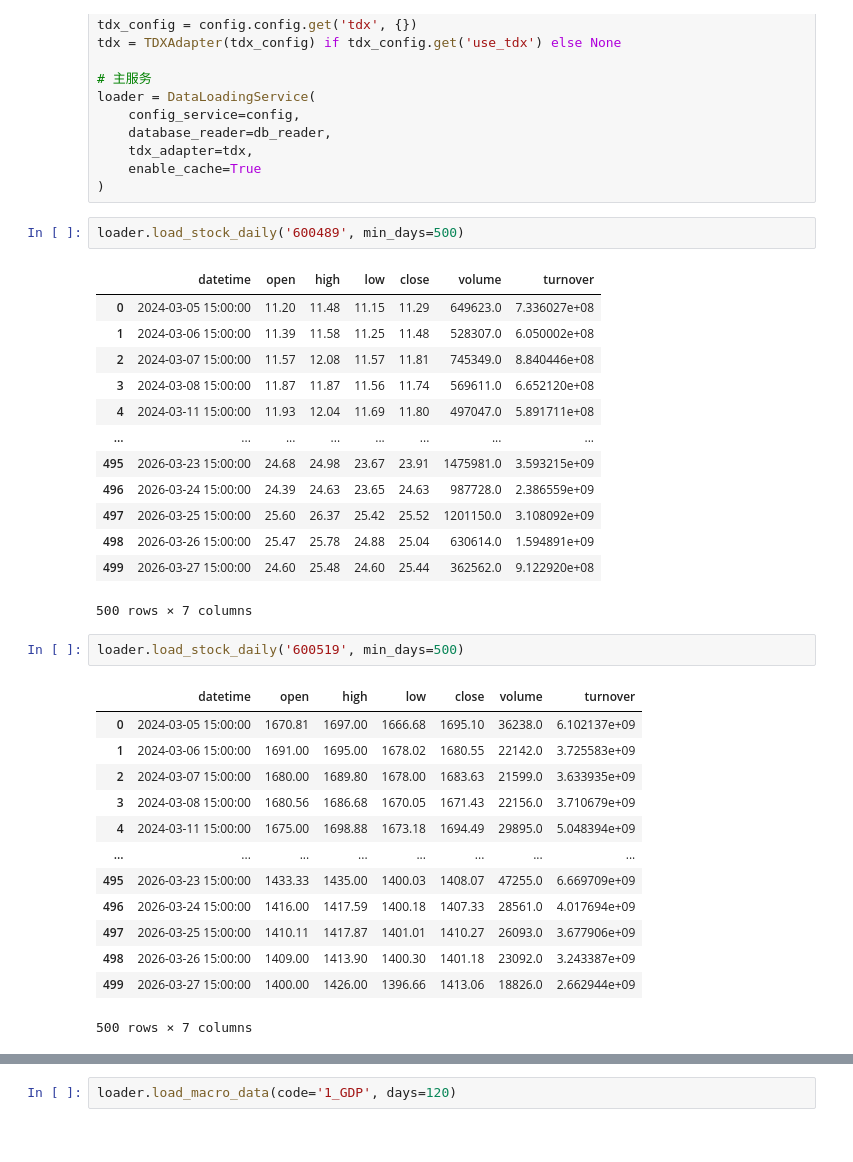
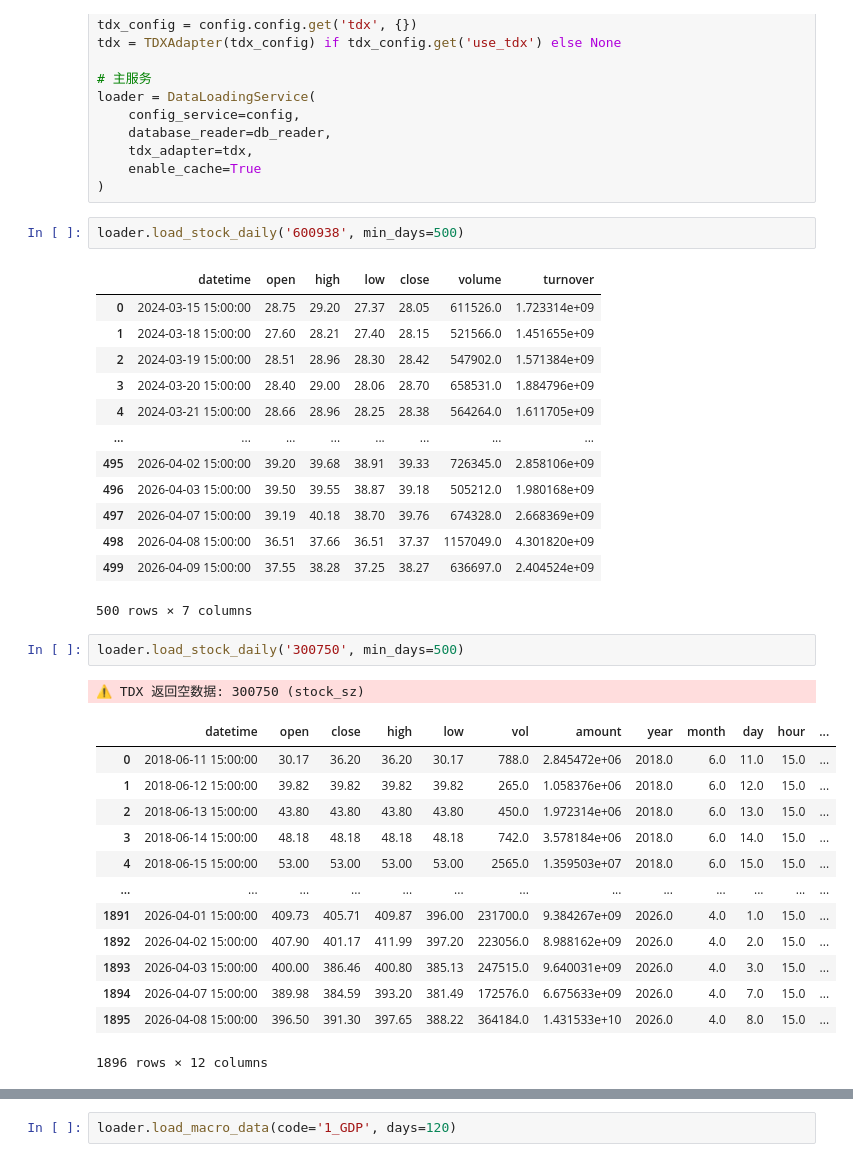
Before and after one commit to u588/app, a Jupyter notebook: AiStock/notebooks/02_数据加载测试.ipynb, the cells around one changed output, grey strips where cells are left out. Cells and saved outputs as stored; diff of their text form.

```diff
--- a/AiStock/notebooks/02_数据加载测试.ipynb
+++ b/AiStock/notebooks/02_数据加载测试.ipynb
@@ -77,37 +77,38 @@ loader = DataLoadingService(
     enable_cache=True
 )
 # %%
-loader.load_stock_daily('600489', min_days=500)
+loader.load_stock_daily('600938', min_days=500)
 # %% [output]
 |  | datetime | open | high | low | close | volume | turnover |
-| 0 | 2024-03-05 15:00:00 | 11.20 | 11.48 | 11.15 | 11.29 | 649623.0 | 7.336027e+08 |
-| 1 | 2024-03-06 15:00:00 | 11.39 | 11.58 | 11.25 | 11.48 | 528307.0 | 6.050002e+08 |
-| 2 | 2024-03-07 15:00:00 | 11.57 | 12.08 | 11.57 | 11.81 | 745349.0 | 8.840446e+08 |
-| 3 | 2024-03-08 15:00:00 | 11.87 | 11.87 | 11.56 | 11.74 | 569611.0 | 6.652120e+08 |
-| 4 | 2024-03-11 15:00:00 | 11.93 | 12.04 | 11.69 | 11.80 | 497047.0 | 5.891711e+08 |
+| 0 | 2024-03-15 15:00:00 | 28.75 | 29.20 | 27.37 | 28.05 | 611526.0 | 1.723314e+09 |
+| 1 | 2024-03-18 15:00:00 | 27.60 | 28.21 | 27.40 | 28.15 | 521566.0 | 1.451655e+09 |
+| 2 | 2024-03-19 15:00:00 | 28.51 | 28.96 | 28.30 | 28.42 | 547902.0 | 1.571384e+09 |
+| 3 | 2024-03-20 15:00:00 | 28.40 | 29.00 | 28.06 | 28.70 | 658531.0 | 1.884796e+09 |
+| 4 | 2024-03-21 15:00:00 | 28.66 | 28.96 | 28.25 | 28.38 | 564264.0 | 1.611705e+09 |
 | ... | ... | ... | ... | ... | ... | ... | ... |
-| 495 | 2026-03-23 15:00:00 | 24.68 | 24.98 | 23.67 | 23.91 | 1475981.0 | 3.593215e+09 |
-| 496 | 2026-03-24 15:00:00 | 24.39 | 24.63 | 23.65 | 24.63 | 987728.0 | 2.386559e+09 |
-| 497 | 2026-03-25 15:00:00 | 25.60 | 26.37 | 25.42 | 25.52 | 1201150.0 | 3.108092e+09 |
-| 498 | 2026-03-26 15:00:00 | 25.47 | 25.78 | 24.88 | 25.04 | 630614.0 | 1.594891e+09 |
-| 499 | 2026-03-27 15:00:00 | 24.60 | 25.48 | 24.60 | 25.44 | 362562.0 | 9.122920e+08 |
+| 495 | 2026-04-02 15:00:00 | 39.20 | 39.68 | 38.91 | 39.33 | 726345.0 | 2.858106e+09 |
+| 496 | 2026-04-03 15:00:00 | 39.50 | 39.55 | 38.87 | 39.18 | 505212.0 | 1.980168e+09 |
+| 497 | 2026-04-07 15:00:00 | 39.19 | 40.18 | 38.70 | 39.76 | 674328.0 | 2.668369e+09 |
+| 498 | 2026-04-08 15:00:00 | 36.51 | 37.66 | 36.51 | 37.37 | 1157049.0 | 4.301820e+09 |
+| 499 | 2026-04-09 15:00:00 | 37.55 | 38.28 | 37.25 | 38.27 | 636697.0 | 2.404524e+09 |
 500 rows × 7 columns
 # %%
-loader.load_stock_daily('600519', min_days=500)
+loader.load_stock_daily('300750', min_days=500)
 # %% [output]
+⚠️ TDX 返回空数据: 300750 (stock_sz)
-|  | datetime | open | high | low | close | volume | turnover |
-| 0 | 2024-03-05 15:00:00 | 1670.81 | 1697.00 | 1666.68 | 1695.10 | 36238.0 | 6.102137e+09 |
-| 1 | 2024-03-06 15:00:00 | 1691.00 | 1695.00 | 1678.02 | 1680.55 | 22142.0 | 3.725583e+09 |
-| 2 | 2024-03-07 15:00:00 | 1680.00 | 1689.80 | 1678.00 | 1683.63 | 21599.0 | 3.633935e+09 |
-| 3 | 2024-03-08 15:00:00 | 1680.56 | 1686.68 | 1670.05 | 1671.43 | 22156.0 | 3.710679e+09 |
-| 4 | 2024-03-11 15:00:00 | 1675.00 | 1698.88 | 1673.18 | 1694.49 | 29895.0 | 5.048394e+09 |
-| ... | ... | ... | ... | ... | ... | ... | ... |
-| 495 | 2026-03-23 15:00:00 | 1433.33 | 1435.00 | 1400.03 | 1408.07 | 47255.0 | 6.669709e+09 |
-| 496 | 2026-03-24 15:00:00 | 1416.00 | 1417.59 | 1400.18 | 1407.33 | 28561.0 | 4.017694e+09 |
-| 497 | 2026-03-25 15:00:00 | 1410.11 | 1417.87 | 1401.01 | 1410.27 | 26093.0 | 3.677906e+09 |
-| 498 | 2026-03-26 15:00:00 | 1409.00 | 1413.90 | 1400.30 | 1401.18 | 23092.0 | 3.243387e+09 |
-| 499 | 2026-03-27 15:00:00 | 1400.00 | 1426.00 | 1396.66 | 1413.06 | 18826.0 | 2.662944e+09 |
+|  | datetime | open | close | high | low | vol | amount | year | month | day | hour | ... |
+| 0 | 2018-06-11 15:00:00 | 30.17 | 36.20 | 36.20 | 30.17 | 788.0 | 2.845472e+06 | 2018.0 | 6.0 | 11.0 | 15.0 | ... |
+| 1 | 2018-06-12 15:00:00 | 39.82 | 39.82 | 39.82 | 39.82 | 265.0 | 1.058376e+06 | 2018.0 | 6.0 | 12.0 | 15.0 | ... |
+| 2 | 2018-06-13 15:00:00 | 43.80 | 43.80 | 43.80 | 43.80 | 450.0 | 1.972314e+06 | 2018.0 | 6.0 | 13.0 | 15.0 | ... |
+| 3 | 2018-06-14 15:00:00 | 48.18 | 48.18 | 48.18 | 48.18 | 742.0 | 3.578184e+06 | 2018.0 | 6.0 | 14.0 | 15.0 | ... |
+| 4 | 2018-06-15 15:00:00 | 53.00 | 53.00 | 53.00 | 53.00 | 2565.0 | 1.359503e+07 | 2018.0 | 6.0 | 15.0 | 15.0 | ... |
+| ... | ... | ... | ... | ... | ... | ... | ... | ... | ... | ... | ... | ... |
+| 1891 | 2026-04-01 15:00:00 | 409.73 | 405.71 | 409.87 | 396.00 | 231700.0 | 9.384267e+09 | 2026.0 | 4.0 | 1.0 | 15.0 | ... |
+| 1892 | 2026-04-02 15:00:00 | 407.90 | 401.17 | 411.99 | 397.20 | 223056.0 | 8.988162e+09 | 2026.0 | 4.0 | 2.0 | 15.0 | ... |
+| 1893 | 2026-04-03 15:00:00 | 400.00 | 386.46 | 400.80 | 385.13 | 247515.0 | 9.640031e+09 | 2026.0 | 4.0 | 3.0 | 15.0 | ... |
+| 1894 | 2026-04-07 15:00:00 | 389.98 | 384.59 | 393.20 | 381.49 | 172576.0 | 6.675633e+09 | 2026.0 | 4.0 | 7.0 | 15.0 | ... |
+| 1895 | 2026-04-08 15:00:00 | 396.50 | 391.30 | 397.65 | 388.22 | 364184.0 | 1.431533e+10 | 2026.0 | 4.0 | 8.0 | 15.0 | ... |
-500 rows × 7 columns
+1896 rows × 12 columns
 # %%
 loader.load_index_data(index_code='000300', min_days=500)
 # %% [output]
```
Also changed, not shown: parts of 7 cells of this notebook, 1 other file.
